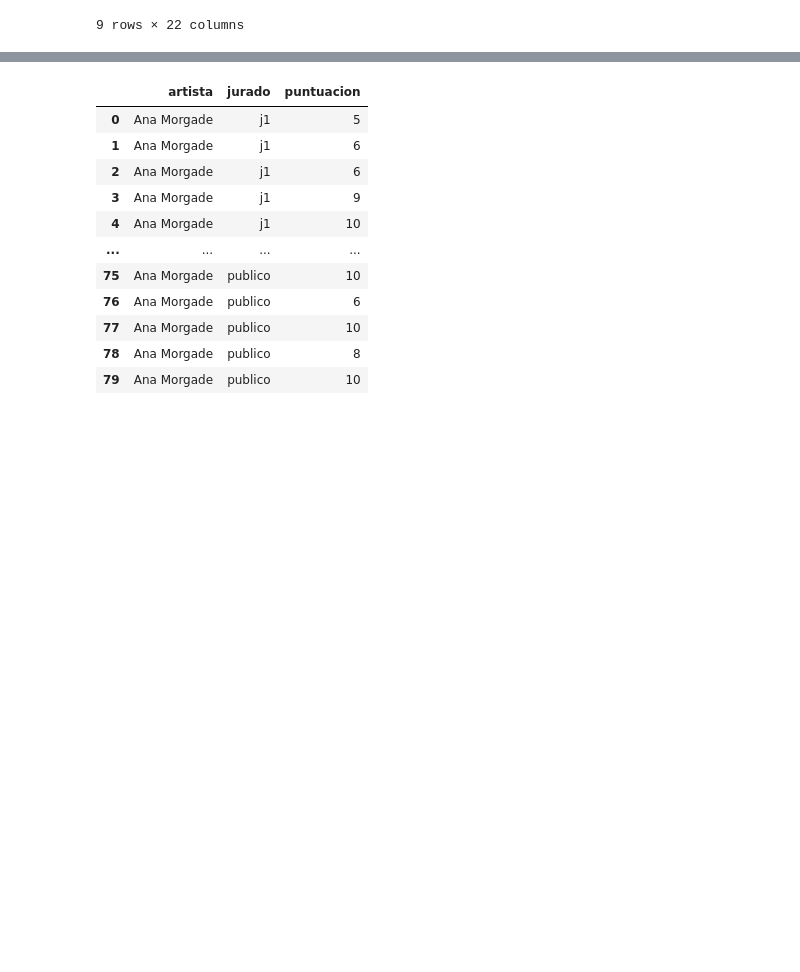
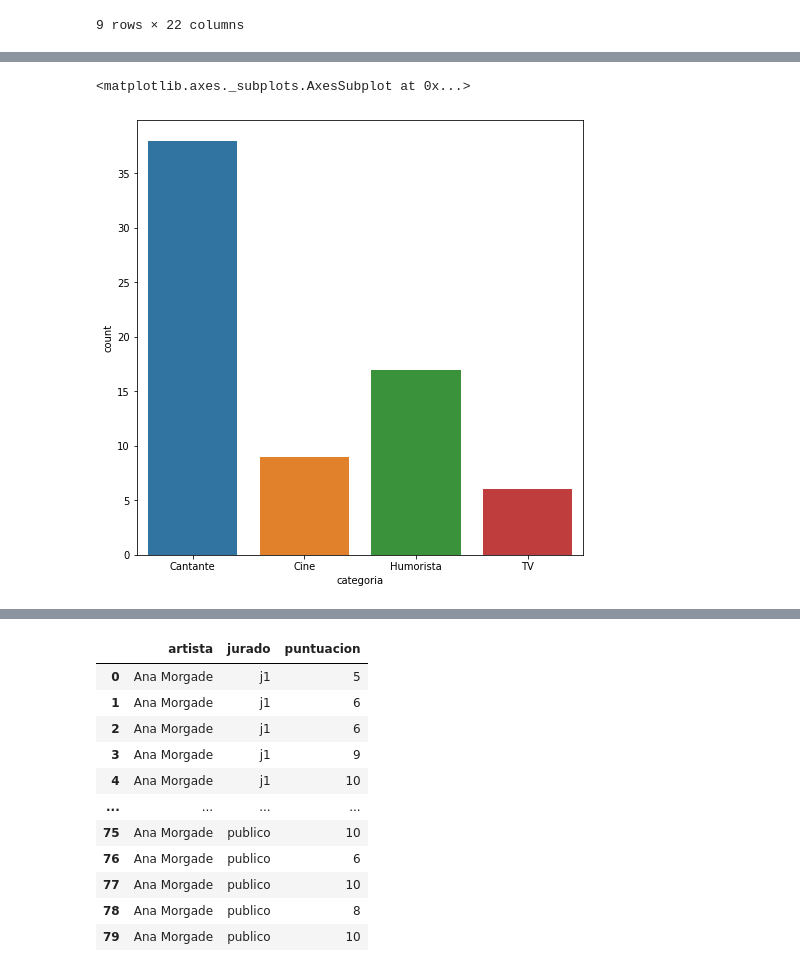
Before and after one commit to llabarga/ib-internal-math, a Jupyter notebook: TCMS_EDA.ipynb, the cells around one changed output, grey strips where cells are left out. Drawn from its saved outputs; the diff is of its cells as text; code cells hidden in the pictures; blank space fills up the shorter version.

```diff
--- a/TCMS_EDA.ipynb
+++ b/TCMS_EDA.ipynb
@@ -89,0 +104,5 @@ tcms[tcms['artista'] == 'Angy']
+# %%
+sns.countplot(concursantes.categoria)
+# %% [output]
+<matplotlib.axes._subplots.AxesSubplot at 0x...>
+[figure, added]
```
Also changed, not shown: parts of 52 cells of this notebook, 3 other files.
